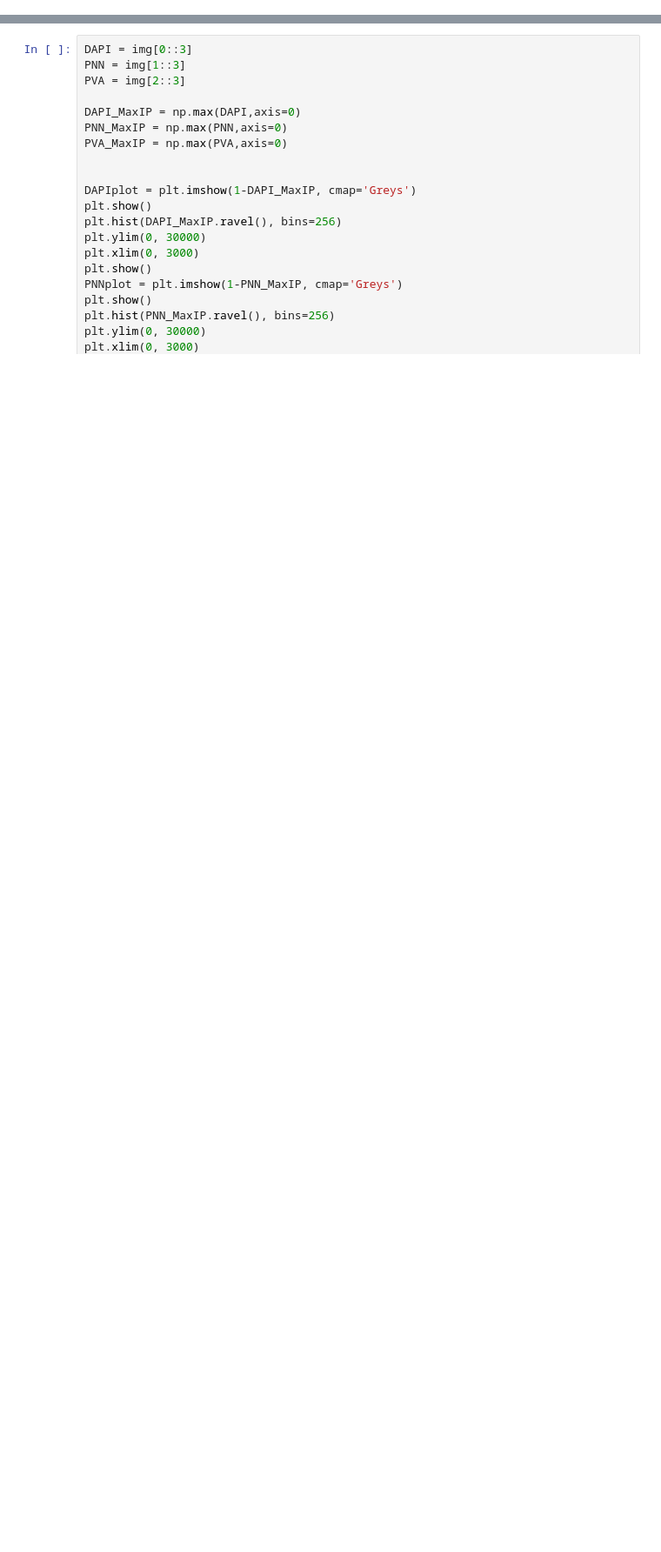
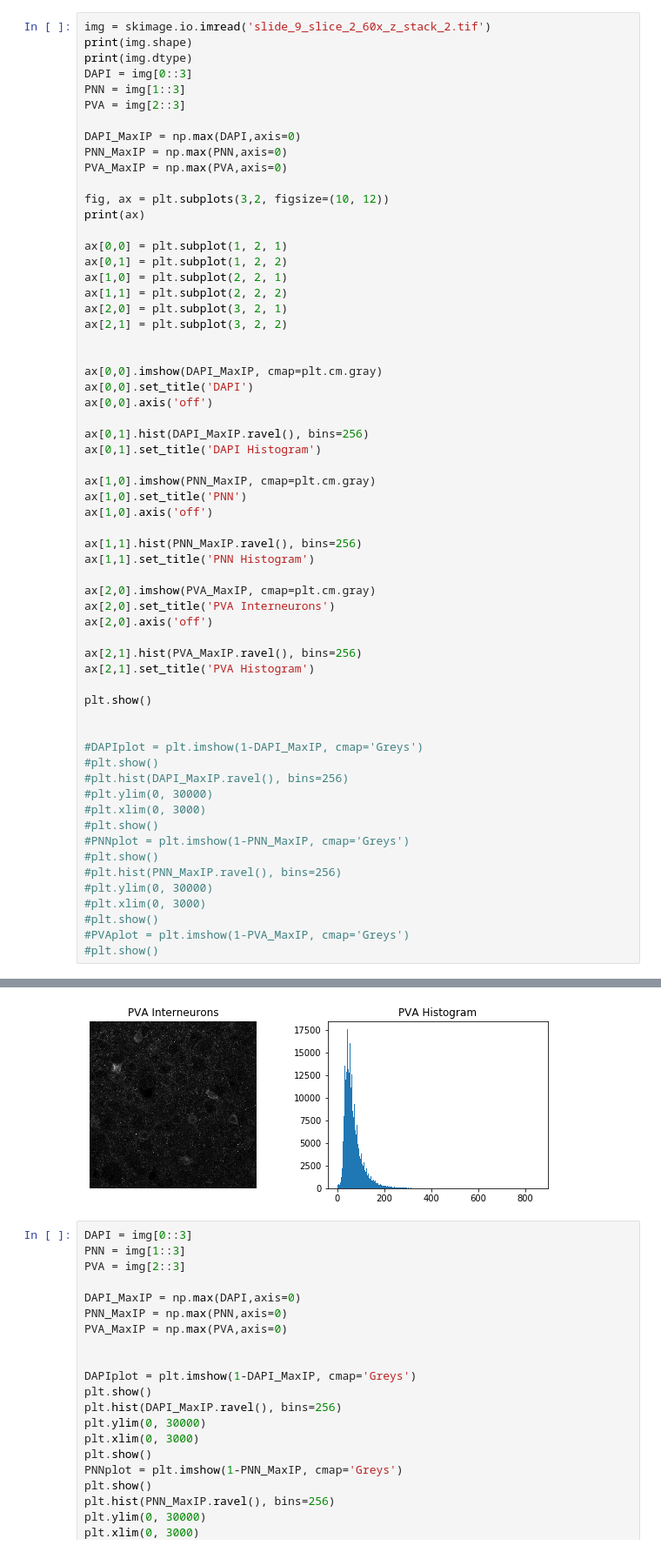
Before and after one commit to mimc7580/image_analysis, a Jupyter notebook: PNN_Feature_Extraction.ipynb, the cells around one changed output, grey strips where cells are left out. Shown at 87% size. Cells and saved outputs as stored; diff of their text form; blank space fills up the shorter version.

```diff
--- a/PNN_Feature_Extraction.ipynb
+++ b/PNN_Feature_Extraction.ipynb
@@ -33,0 +23,62 @@ uint16
+# %%
+img = skimage.io.imread('slide_9_slice_2_60x_z_stack_2.tif')
+print(img.shape)
+print(img.dtype)
+DAPI = img[0::3]
+PNN = img[1::3]
+PVA = img[2::3]
+
+DAPI_MaxIP = np.max(DAPI,axis=0)
+PNN_MaxIP = np.max(PNN,axis=0)
+PVA_MaxIP = np.max(PVA,axis=0)
+
+fig, ax = plt.subplots(3,2, figsize=(10, 12))
+print(ax)
+
+ax[0,0] = plt.subplot(1, 2, 1)
+ax[0,1] = plt.subplot(1, 2, 2)
+ax[1,0] = plt.subplot(2, 2, 1)
+ax[1,1] = plt.subplot(2, 2, 2)
+ax[2,0] = plt.subplot(3, 2, 1)
+ax[2,1] = plt.subplot(3, 2, 2)
+
+
+ax[0,0].imshow(DAPI_MaxIP, cmap=plt.cm.gray)
+ax[0,0].set_title('DAPI')
+ax[0,0].axis('off')
+
+ax[0,1].hist(DAPI_MaxIP.ravel(), bins=256)
+ax[0,1].set_title('DAPI Histogram')
+
+ax[1,0].imshow(PNN_MaxIP, cmap=plt.cm.gray)
+ax[1,0].set_title('PNN')
+ax[1,0].axis('off')
+
+ax[1,1].hist(PNN_MaxIP.ravel(), bins=256)
+ax[1,1].set_title('PNN Histogram')
+
+ax[2,0].imshow(PVA_MaxIP, cmap=plt.cm.gray)
+ax[2,0].set_title('PVA Interneurons')
+ax[2,0].axis('off')
+
+ax[2,1].hist(PVA_MaxIP.ravel(), bins=256)
+ax[2,1].set_title('PVA Histogram')
+
+plt.show()
+
+
+#DAPIplot = plt.imshow(1-DAPI_MaxIP, cmap='Greys')
+#plt.show()
+#plt.hist(DAPI_MaxIP.ravel(), bins=256)
+#plt.ylim(0, 30000)
+#plt.xlim(0, 3000)
+#plt.show()
+#PNNplot = plt.imshow(1-PNN_MaxIP, cmap='Greys')
+#plt.show()
+#plt.hist(PNN_MaxIP.ravel(), bins=256)
+#plt.ylim(0, 30000)
+#plt.xlim(0, 3000)
+#plt.show()
+#PVAplot = plt.imshow(1-PVA_MaxIP, cmap='Greys')
+#plt.show()
+# %% [output]
@@ -34,3 +93,4 @@ uint16
+[figure, added]
 # %%
 DAPI = img[0::3]
 PNN = img[1::3]
```
Also changed, not shown: parts of 17 cells of this notebook.
